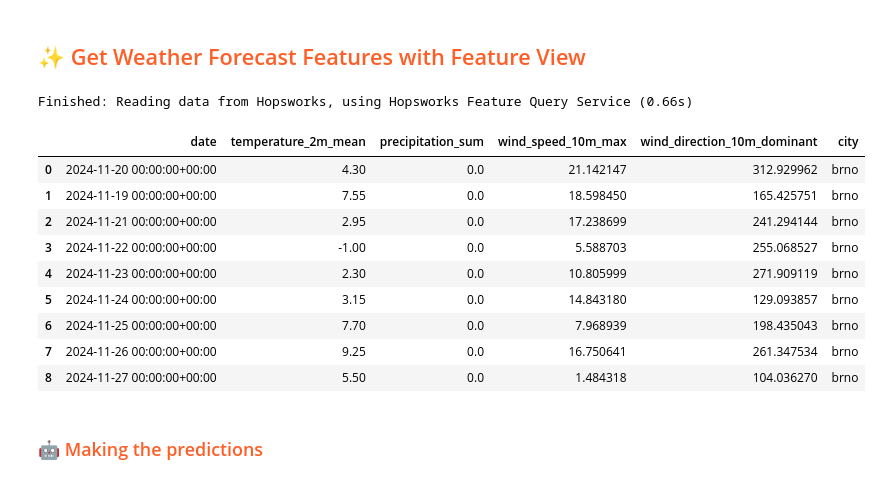
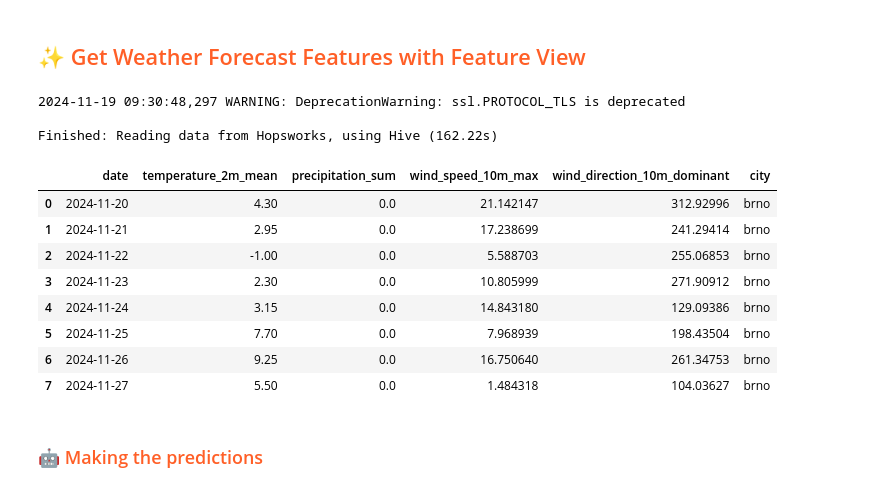
Before and after one commit to samlama111/id2223-assignment1, a Jupyter notebook: notebooks/4_air_quality_batch_inference.ipynb, the cells around one changed output. Cells and saved outputs as stored; diff of their text form; code cells hidden in the pictures.

```diff
--- a/notebooks/4_air_quality_batch_inference.ipynb
+++ b/notebooks/4_air_quality_batch_inference.ipynb
@@ -93,22 +93,23 @@ XGBRegressor(base_score='6.357394E1', booster='gbtree', callbacks=None,
 # %%
 weather_fg = fs.get_feature_group(
     name='weather',
     version=1,
 )
-batch_data = weather_fg.filter(weather_fg.date >= today).read()
+batch_data = weather_fg.filter(weather_fg.date >= today).read(read_options={"use_hive": True})
 batch_data
 # %% [output]
-Finished: Reading data from Hopsworks, using Hopsworks Feature Query Service (0.66s)
+2024-11-19 09:30:48,297 WARNING: DeprecationWarning: ssl.PROTOCOL_TLS is deprecated
+
+Finished: Reading data from Hopsworks, using Hive (162.22s)
 |  | date | temperature_2m_mean | precipitation_sum | wind_speed_10m_max | wind_direction_10m_dominant | city |
-| 0 | 2024-11-20 00:00:00+00:00 | 4.30 | 0.0 | 21.142147 | 312.929962 | brno |
-| 1 | 2024-11-19 00:00:00+00:00 | 7.55 | 0.0 | 18.598450 | 165.425751 | brno |
-| 2 | 2024-11-21 00:00:00+00:00 | 2.95 | 0.0 | 17.238699 | 241.294144 | brno |
-| 3 | 2024-11-22 00:00:00+00:00 | -1.00 | 0.0 | 5.588703 | 255.068527 | brno |
-| 4 | 2024-11-23 00:00:00+00:00 | 2.30 | 0.0 | 10.805999 | 271.909119 | brno |
-| 5 | 2024-11-24 00:00:00+00:00 | 3.15 | 0.0 | 14.843180 | 129.093857 | brno |
-| 6 | 2024-11-25 00:00:00+00:00 | 7.70 | 0.0 | 7.968939 | 198.435043 | brno |
-| 7 | 2024-11-26 00:00:00+00:00 | 9.25 | 0.0 | 16.750641 | 261.347534 | brno |
-| 8 | 2024-11-27 00:00:00+00:00 | 5.50 | 0.0 | 1.484318 | 104.036270 | brno |
+| 0 | 2024-11-20 | 4.30 | 0.0 | 21.142147 | 312.92996 | brno |
+| 1 | 2024-11-21 | 2.95 | 0.0 | 17.238699 | 241.29414 | brno |
+| 2 | 2024-11-22 | -1.00 | 0.0 | 5.588703 | 255.06853 | brno |
+| 3 | 2024-11-23 | 2.30 | 0.0 | 10.805999 | 271.90912 | brno |
+| 4 | 2024-11-24 | 3.15 | 0.0 | 14.843180 | 129.09386 | brno |
+| 5 | 2024-11-25 | 7.70 | 0.0 | 7.968939 | 198.43504 | brno |
+| 6 | 2024-11-26 | 9.25 | 0.0 | 16.750640 | 261.34753 | brno |
+| 7 | 2024-11-27 | 5.50 | 0.0 | 1.484318 | 104.03627 | brno |
 # %% [markdown]
 ### <span style="color:#ff5f27;">🤖 Making the predictions</span>
 # %%
```
Also changed, not shown: parts of 12 cells of this notebook, 1 other file.
